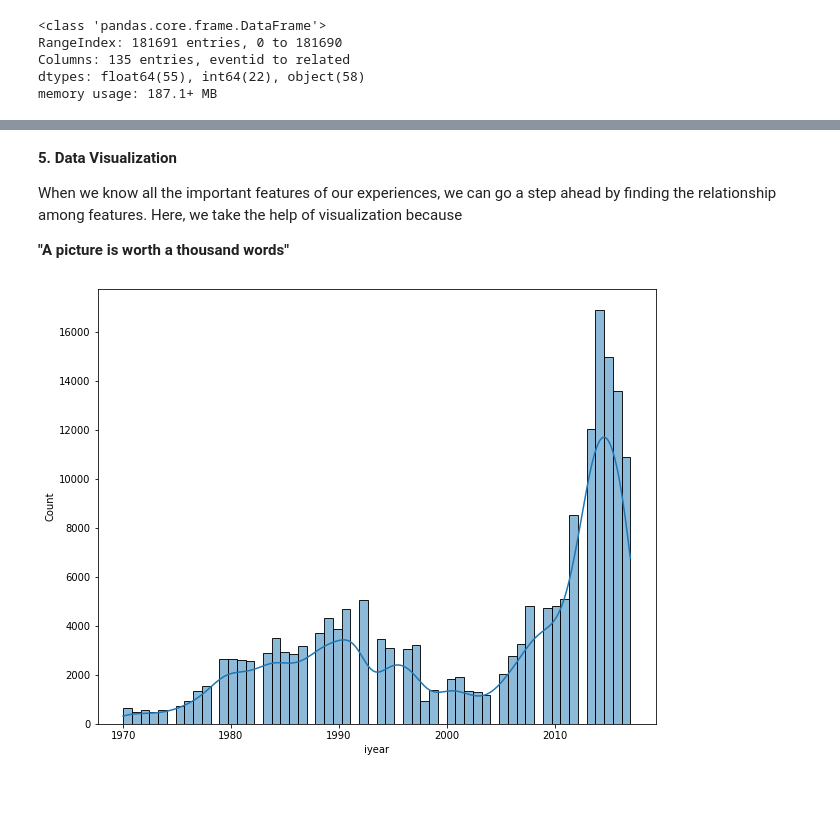
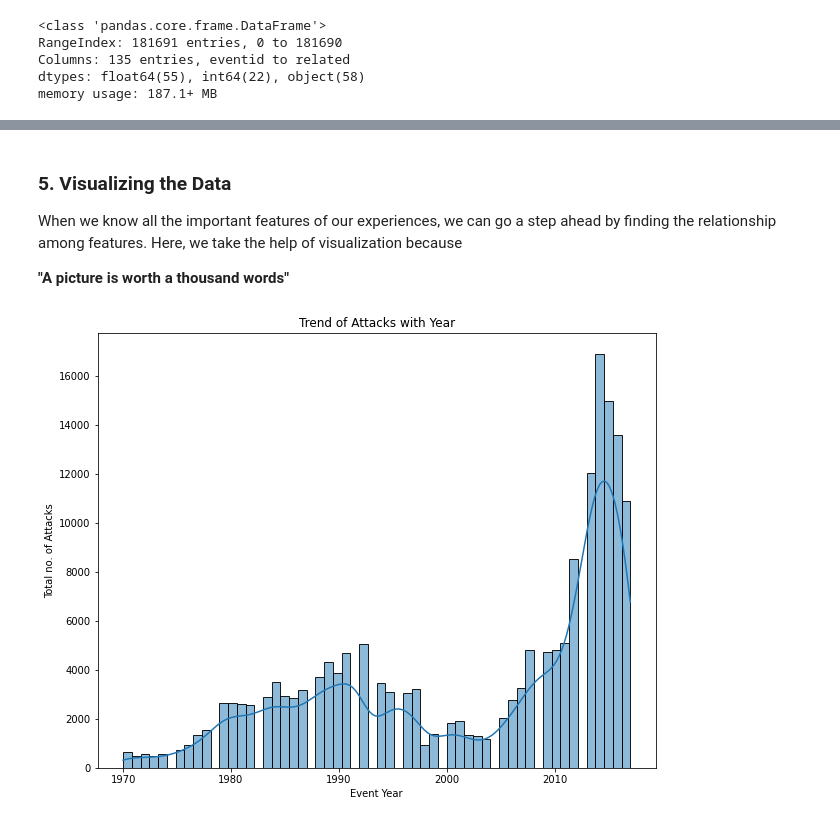
Before and after one commit to prabirdeb/Global-Terrorism-Analysis, a Jupyter notebook: Global_Terrorism_Analysis_Capstone_Project.ipynb, the cells around one changed output, grey strips where cells are left out. Saved outputs shown, nothing was run; the diff lists cells and outputs as text; code cells hidden in the pictures; blank space fills up the shorter version.

```diff
--- a/Global_Terrorism_Analysis_Capstone_Project.ipynb
+++ b/Global_Terrorism_Analysis_Capstone_Project.ipynb
@@ -143,5 +155,5 @@ No. of null values for related:
 # %%
-# Finding out the final important columns considering type of unique values, less no. of unique values and less no. of null values
-important_columns=['iyear','country_txt','region_txt','success','suicide','attacktype1_txt','targtype1_txt','targsubtype1_txt',
+# Finding out the important columns considering type of unique values, less no. of unique values and less no. of null values
+important_columns=['iyear','latitude','longitude','country_txt','region_txt','success','suicide','attacktype1_txt','targtype1_txt','targsubtype1_txt',
                          'natlty1_txt','gname','weaptype1_txt','nkill','nkillus','nkillter','nwound','nwoundus',
                          'nwoundte']
@@ -193,7 +193,7 @@ num_columns=['nkill','nkillus','nkillter','nwound','nwoundus','nwoundte']
 # %%
 terror_num_df=terror_df[num_columns]
 # %% [markdown]
-**5. Data Visualization**
+### **5. Visualizing the Data**
 
 When we know all the important features of our experiences, we can go a step ahead by finding the relationship among features. Here, we take the help of visualization because
 
@@ -201,6 +201,9 @@ When we know all the important features of our experiences, we can go a step ahe
 # %%
 plt.figure(figsize=(10,8))
 sns.histplot(x='iyear',data=terror_df,kde=True)
+plt.title('Trend of Attacks with Year')
+plt.ylabel('Total no. of Attacks')
+plt.xlabel('Event Year')
 plt.show()
 # %% [output]
-[figure, old version]
+[figure, new version]
```
Also changed, not shown: parts of 24 cells of this notebook.
